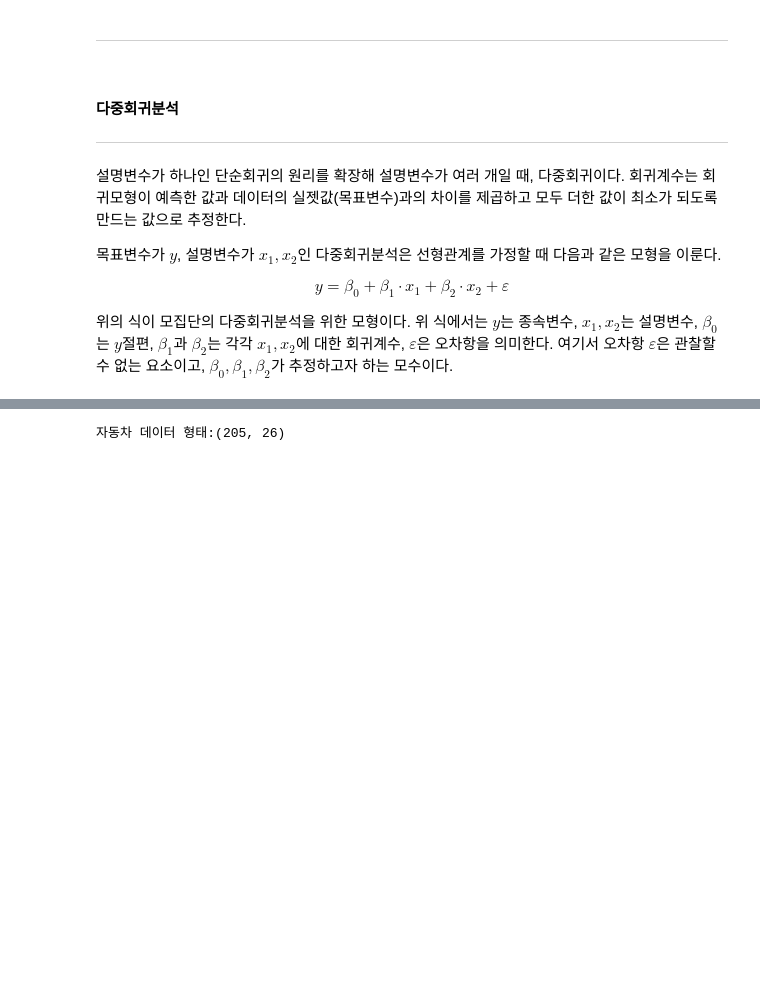
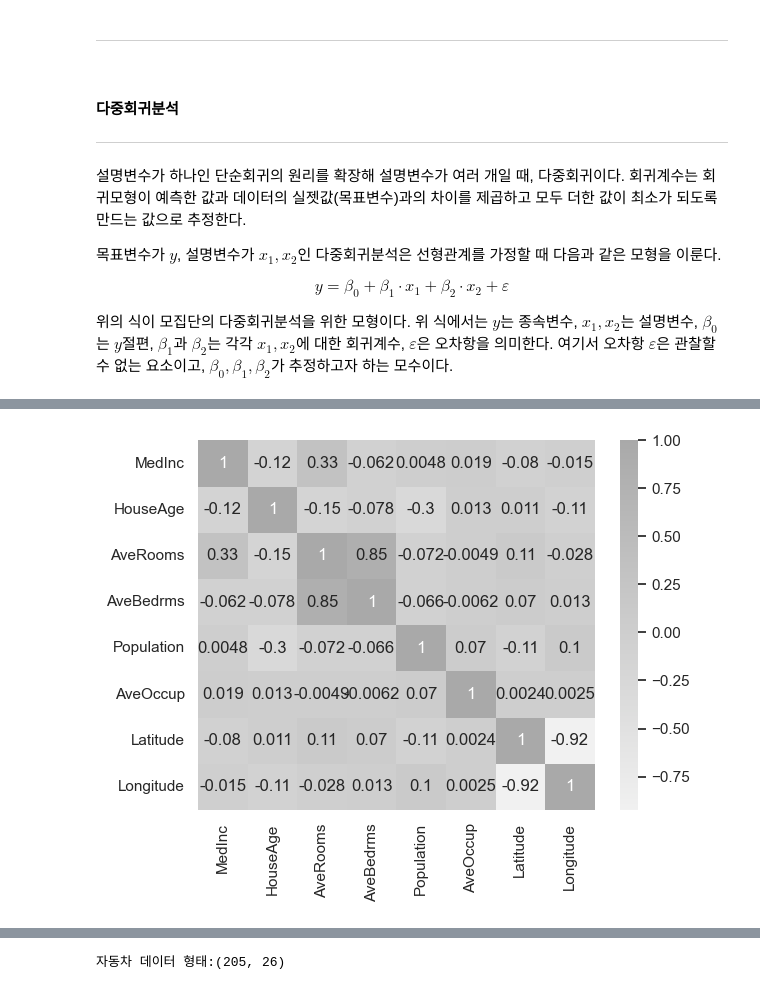
Before and after one commit to jeongbeenson19/dstb, a Jupyter notebook: lin_reg_prac.ipynb, the cells around one changed output, grey strips where cells are left out. Drawn from its saved outputs; the diff is of its cells as text; code cells hidden in the pictures; blank space fills up the shorter version.

```diff
--- a/lin_reg_prac.ipynb
+++ b/lin_reg_prac.ipynb
@@ -287,0 +378,4 @@ vif
+# %%
+X2 = pd.DataFrame(scaled_cali, columns = col_list)
+
+X2.corr()
@@ -287,0 +392,6 @@ vif
+# %%
+cmap = sns.light_palette('darkgray', as_cmap=True)
+sns.heatmap(X2.corr(), annot=True, cmap=cmap)
+plt.show()
+# %% [output]
+[figure, added]
```
Also changed, not shown: parts of 11 cells of this notebook.
